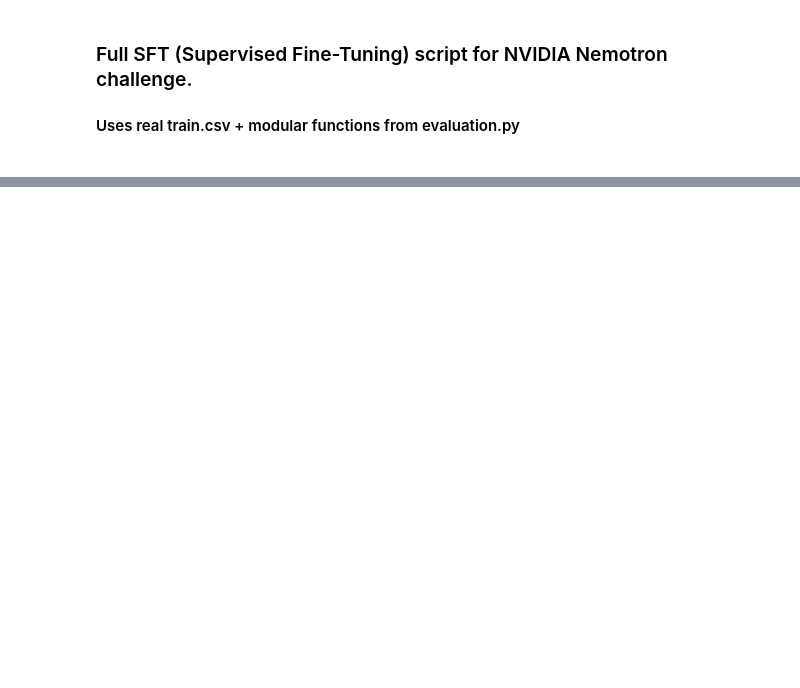
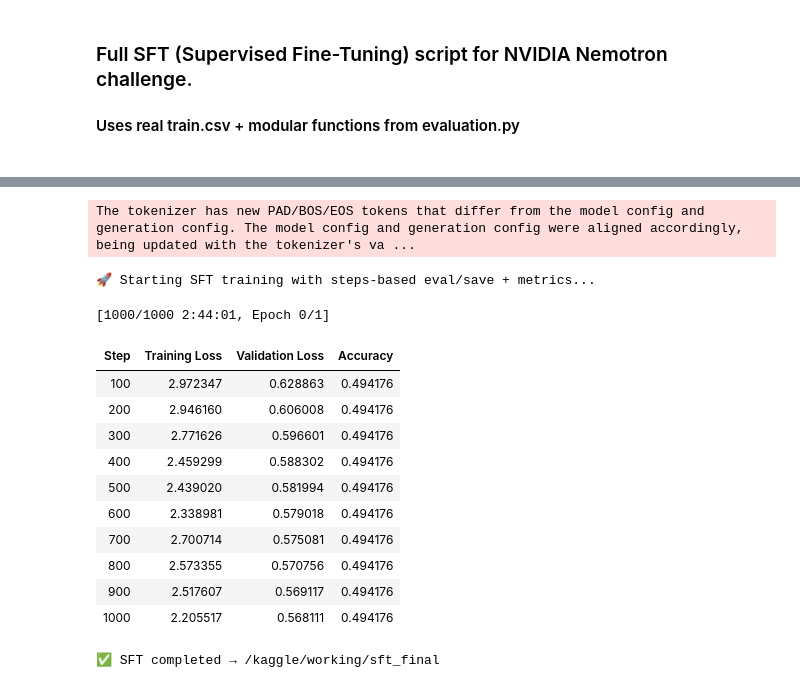
Before and after one commit to johnsonhk88/kaggle-NVIDIA-Nemotron-Model-Reasoning-Challenge, a Jupyter notebook: src/nvidia-nemotron-model-fine-tuning.ipynb, the cells around one changed output, grey strips where cells are left out. Drawn from its saved outputs; the diff is of its cells as text; code cells hidden in the pictures; blank space fills up the shorter version.

```diff
--- a/src/nvidia-nemotron-model-fine-tuning.ipynb
+++ b/src/nvidia-nemotron-model-fine-tuning.ipynb
@@ -608,0 +767,4 @@ pred
+# %%
+# dataset["train"]
+dataset = dataset.train_test_split(test_size=eval_size, seed=42, shuffle=True)
+dataset
@@ -608,0 +858,21 @@ pred
+# %%
+print("🚀 Starting SFT training with steps-based eval/save + metrics...")
+trainer.train()
+trainer.save_model(SFT_ADAPTER)
+print(f"✅ SFT completed → {SFT_ADAPTER}")
+# %% [output]
+The tokenizer has new PAD/BOS/EOS tokens that differ from the model config and generation config. The model config and generation config were aligned accordingly, being updated with the tokenizer's va ...
+🚀 Starting SFT training with steps-based eval/save + metrics...
+[1000/1000 2:44:01, Epoch 0/1]
+| Step | Training Loss | Validation Loss | Accuracy |
+| 100 | 2.972347 | 0.628863 | 0.494176 |
+| 200 | 2.946160 | 0.606008 | 0.494176 |
+| 300 | 2.771626 | 0.596601 | 0.494176 |
+| 400 | 2.459299 | 0.588302 | 0.494176 |
+| 500 | 2.439020 | 0.581994 | 0.494176 |
+| 600 | 2.338981 | 0.579018 | 0.494176 |
+| 700 | 2.700714 | 0.575081 | 0.494176 |
+| 800 | 2.573355 | 0.570756 | 0.494176 |
+| 900 | 2.517607 | 0.569117 | 0.494176 |
+| 1000 | 2.205517 | 0.568111 | 0.494176 |
+✅ SFT completed → /kaggle/working/sft_final
```
Also changed, not shown: parts of 75 cells of this notebook.
